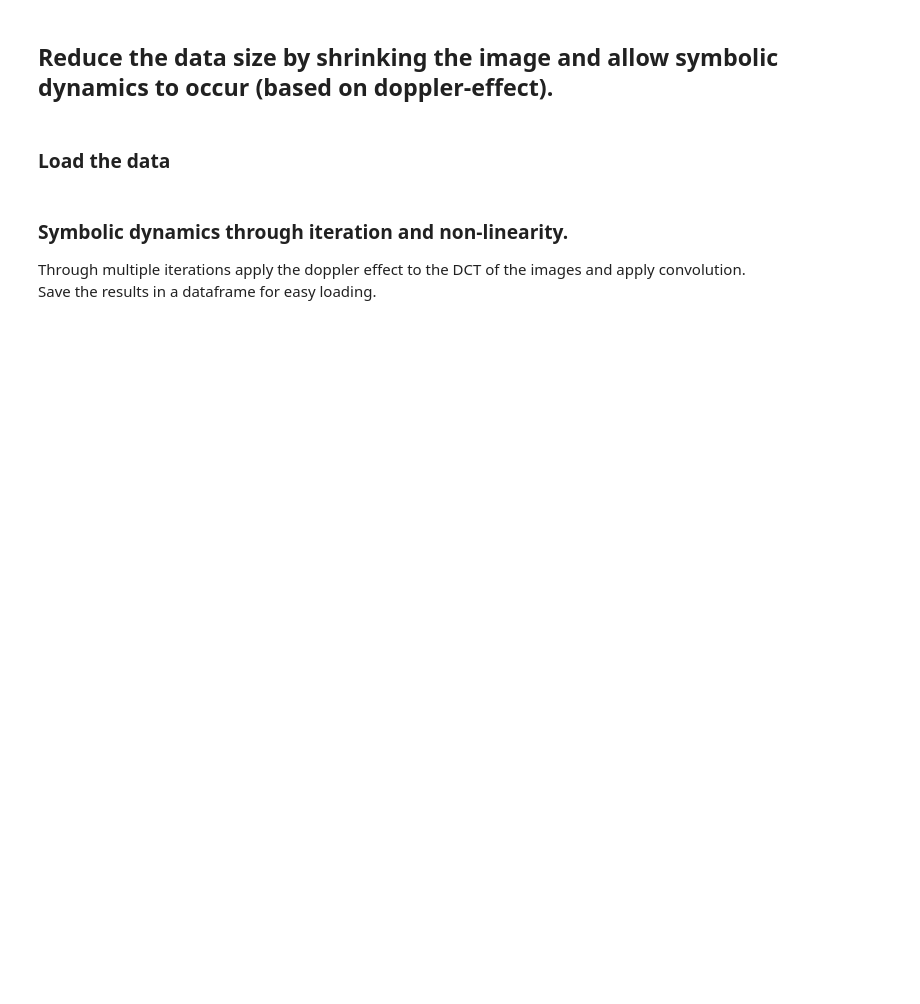
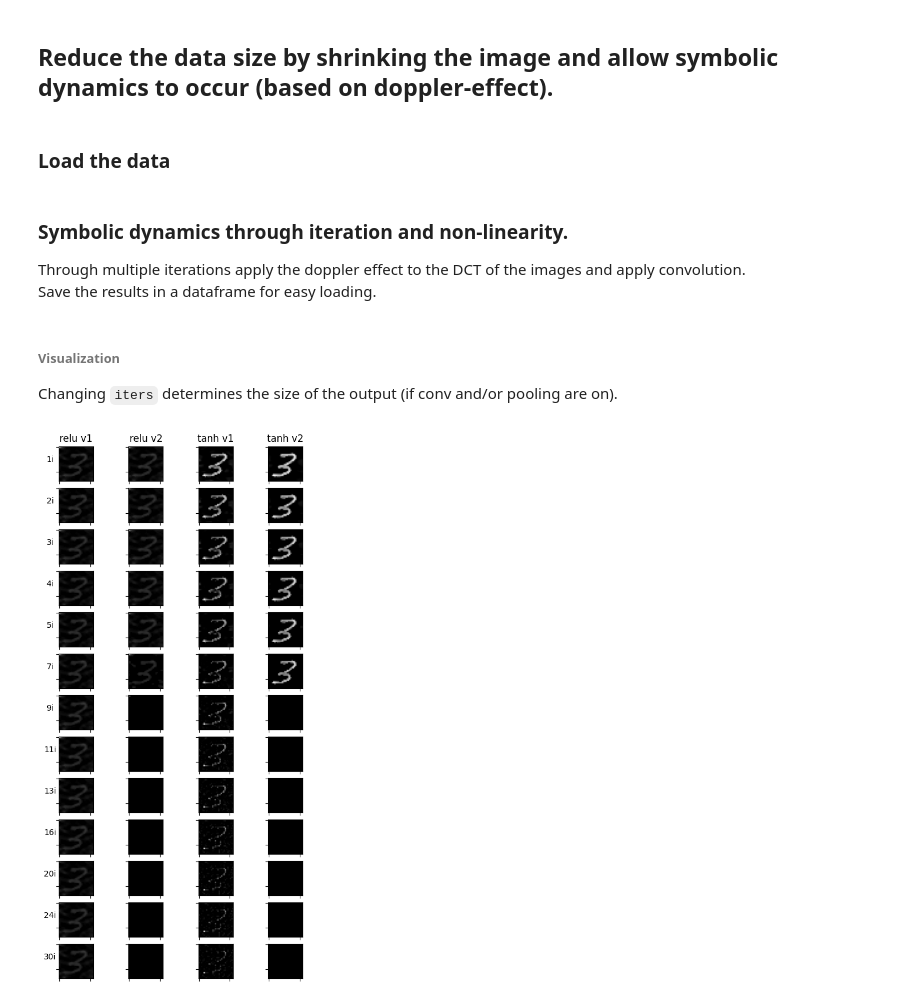
Before and after one commit to croniev/dynamics-sample-reduction, a Jupyter notebook: main.ipynb, the cells around one changed output. Saved outputs shown, nothing was run; the diff lists cells and outputs as text; code cells hidden in the pictures; blank space fills up the shorter version.

Commit message:
Improve visualization, Add Filter

```diff
--- a/main.ipynb
+++ b/main.ipynb
@@ -64,2 +72,42 @@ def apply_dynamics(sample, f_act, velocities, v_o, v_m, kernel):
 
     return working_sample
+# %% [markdown]
+###### Visualization
+Changing `iters` determines the size of the output (if conv and/or pooling are on).
+# %%
+samples, labels = next(iter(loaders['train']))
+sample = samples[0][0]
+
+iters_list = [1, 2, 3, 4, 5, 7, 9, 11, 13, 16, 20, 24, 30]
+
+# vel_s is negative if moving towards observer
+def v1(x, n):
+    return -(x + 1) / (n / 3)
+def v2(x, n):
+    return x
+def v3(x, n):
+    return 1.5
+
+f_v_list = list(product([relu, tanh], [v1, v2]))
+
+v_o = 0  # positive if moving towards source
+v_m = 5.022  # small tail to avoid division errors.
+kernel = np.array([[0.25, 0.25],
+                   [0.25, 0.25]])
+# %%
+# No Conv, No Pool
+fig, axs = plt.subplots(len(iters_list), len(f_v_list), figsize=(6, 12))
+# fig.tight_layout(h_pad=0, w_pad=0)
+axs[0, 0].set_title("relu v1")
+axs[0, 1].set_title("relu v2")
+axs[0, 2].set_title("tanh v1")
+axs[0, 3].set_title("tanh v2")
+for i, iters in enumerate(iters_list):
+    axs[i, 0].set_ylabel(f"{iters}i", rotation=0)
+for i, f_v in list(product(range(len(iters_list)), range(len(f_v_list)))):
+    result = apply_dynamics(sample.numpy(), iters_list[i], f_v_list[f_v][0], f_v_list[f_v][1], v_o, v_m, kernel)
+    axs[i, f_v].imshow(result, cmap='gray')
+    axs[i, f_v].set_yticklabels([])
+    axs[i, f_v].set_xticklabels([])
+# %% [output]
+[figure, added]
```
Also changed, not shown: parts of 10 cells of this notebook.
